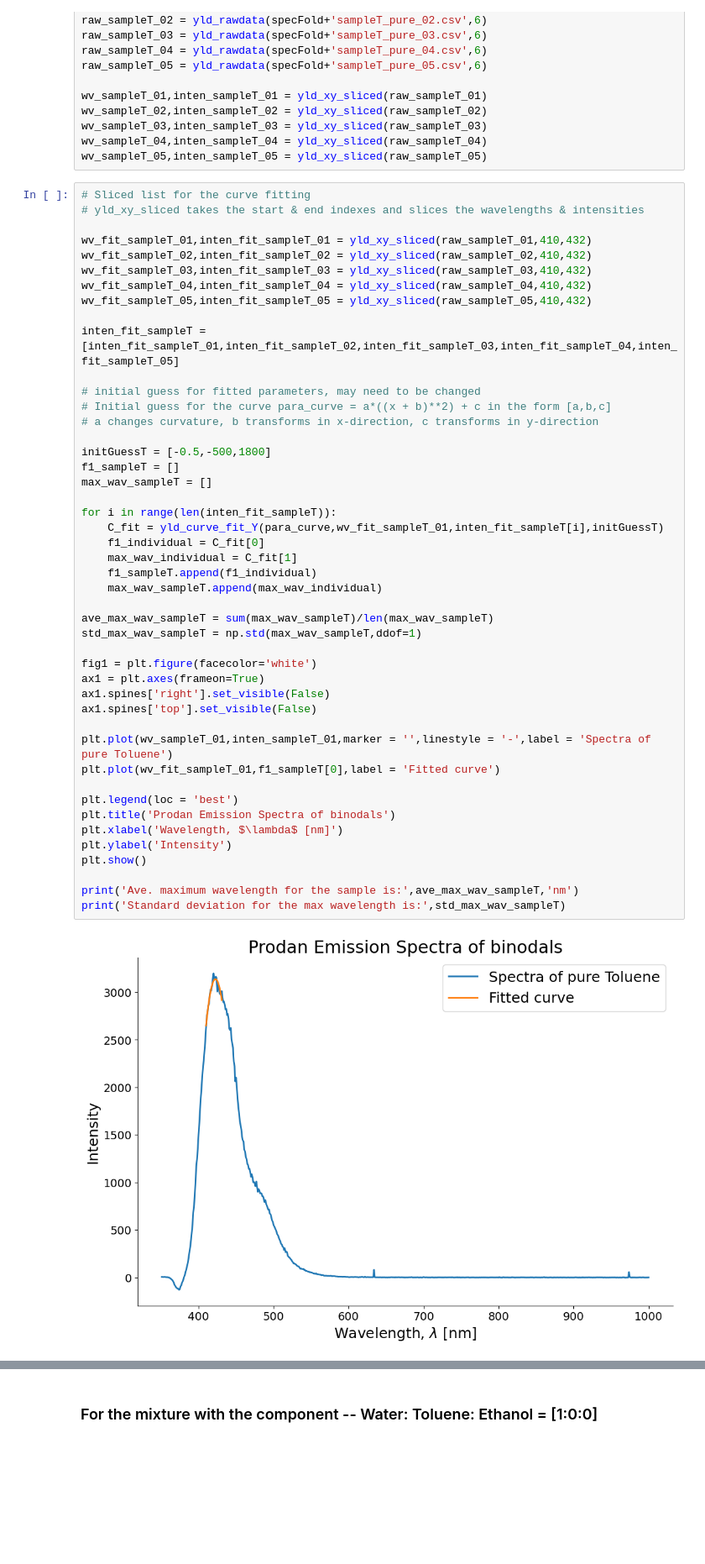
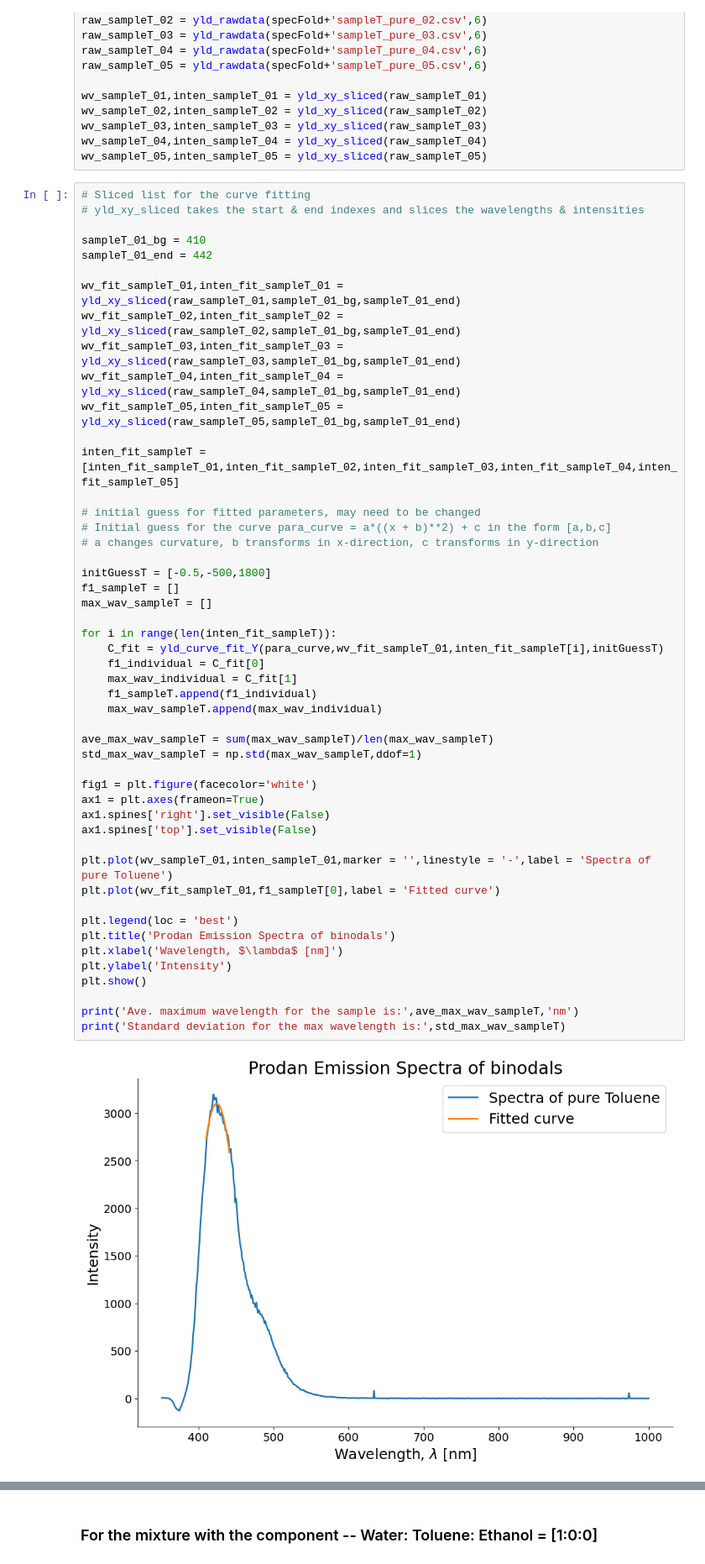
Before and after one commit to notmuchgeek/MS_2.2_TPDE, a Jupyter notebook: curve_fit_binodal.ipynb, the cells around one changed output, grey strips where cells are left out. Shown: that part at 84% size. Drawn from its saved outputs; the diff is of its cells as text; blank space fills up the shorter version.

Commit message:
edited the slice

```diff
--- a/curve_fit_binodal.ipynb
+++ b/curve_fit_binodal.ipynb
@@ -56,11 +56,14 @@ wv_sampleT_05,inten_sampleT_05 = yld_xy_sliced(raw_sampleT_05)
 # Sliced list for the curve fitting
 # yld_xy_sliced takes the start & end indexes and slices the wavelengths & intensities
 
-wv_fit_sampleT_01,inten_fit_sampleT_01 = yld_xy_sliced(raw_sampleT_01,410,432)
-wv_fit_sampleT_02,inten_fit_sampleT_02 = yld_xy_sliced(raw_sampleT_02,410,432)
-wv_fit_sampleT_03,inten_fit_sampleT_03 = yld_xy_sliced(raw_sampleT_03,410,432)
-wv_fit_sampleT_04,inten_fit_sampleT_04 = yld_xy_sliced(raw_sampleT_04,410,432)
-wv_fit_sampleT_05,inten_fit_sampleT_05 = yld_xy_sliced(raw_sampleT_05,410,432)
+sampleT_01_bg = 410
+sampleT_01_end = 442
+
+wv_fit_sampleT_01,inten_fit_sampleT_01 = yld_xy_sliced(raw_sampleT_01,sampleT_01_bg,sampleT_01_end)
+wv_fit_sampleT_02,inten_fit_sampleT_02 = yld_xy_sliced(raw_sampleT_02,sampleT_01_bg,sampleT_01_end)
+wv_fit_sampleT_03,inten_fit_sampleT_03 = yld_xy_sliced(raw_sampleT_03,sampleT_01_bg,sampleT_01_end)
+wv_fit_sampleT_04,inten_fit_sampleT_04 = yld_xy_sliced(raw_sampleT_04,sampleT_01_bg,sampleT_01_end)
+wv_fit_sampleT_05,inten_fit_sampleT_05 = yld_xy_sliced(raw_sampleT_05,sampleT_01_bg,sampleT_01_end)
 
 inten_fit_sampleT = [inten_fit_sampleT_01,inten_fit_sampleT_02,inten_fit_sampleT_03,inten_fit_sampleT_04,inten_fit_sampleT_05]
 
@@ -72,31 +75,31 @@ initGuessT = [-0.5,-500,1800]
 f1_sampleT = []
 max_wav_sampleT = []
 
 for i in range(len(inten_fit_sampleT)):
     C_fit = yld_curve_fit_Y(para_curve,wv_fit_sampleT_01,inten_fit_sampleT[i],initGuessT)
     f1_individual = C_fit[0]
     max_wav_individual = C_fit[1]
     f1_sampleT.append(f1_individual)
     max_wav_sampleT.append(max_wav_individual)
 
 ave_max_wav_sampleT = sum(max_wav_sampleT)/len(max_wav_sampleT)
 std_max_wav_sampleT = np.std(max_wav_sampleT,ddof=1)
 
 fig1 = plt.figure(facecolor='white')
 ax1 = plt.axes(frameon=True)
 ax1.spines['right'].set_visible(False)
 ax1.spines['top'].set_visible(False)
 
 plt.plot(wv_sampleT_01,inten_sampleT_01,marker = '',linestyle = '-',label = 'Spectra of pure Toluene')
 plt.plot(wv_fit_sampleT_01,f1_sampleT[0],label = 'Fitted curve')
 
 plt.legend(loc = 'best')
 plt.title('Prodan Emission Spectra of binodals')
 plt.xlabel('Wavelength, $\lambda$ [nm]')
 plt.ylabel('Intensity')
 plt.show()
 
 print('Ave. maximum wavelength for the sample is:',ave_max_wav_sampleT,'nm')
 print('Standard deviation for the max wavelength is:',std_max_wav_sampleT)
 # %% [output]
-[figure, old version]
+[figure, new version]
```
Also changed, not shown: parts of 8 cells of this notebook.
